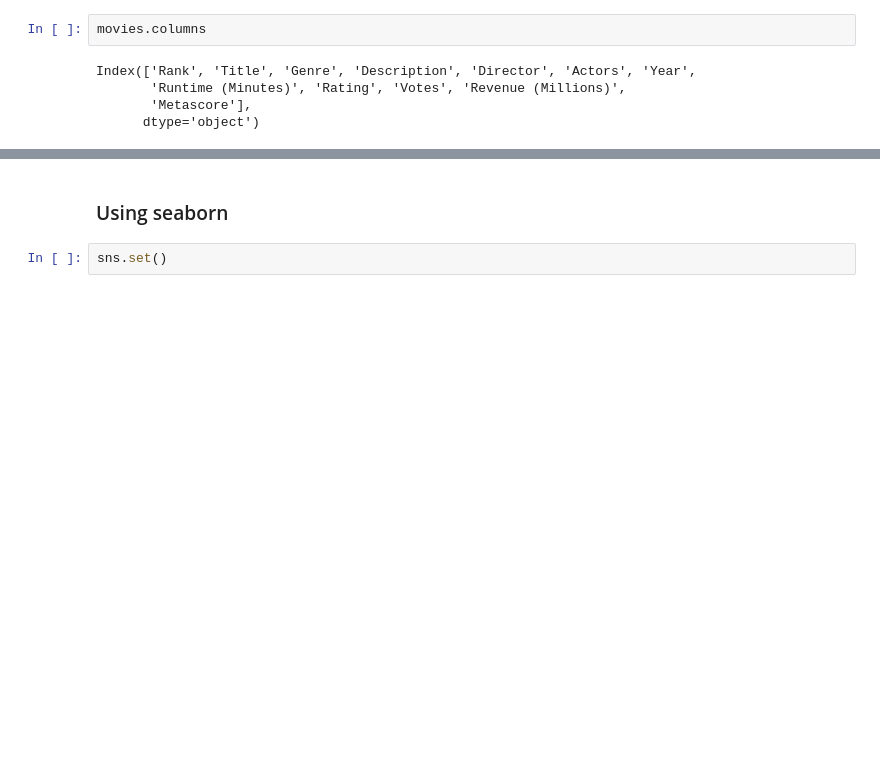
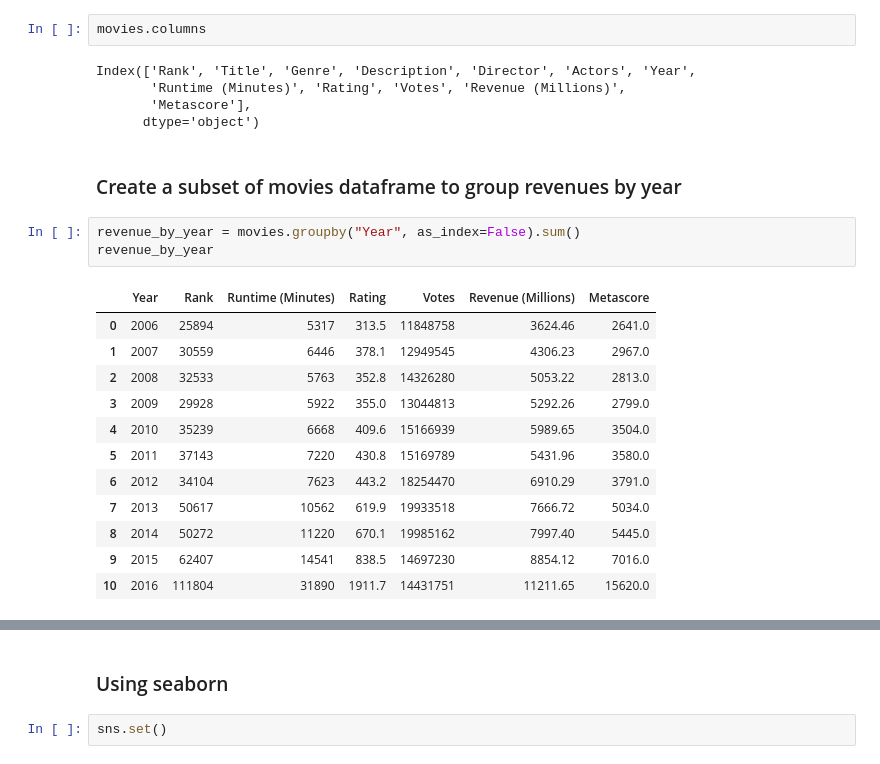
Before and after one commit to ilealm/data-visualization, a Jupyter notebook: data_visualization.ipynb, the cells around one changed output, grey strips where cells are left out. Cells and saved outputs as stored; diff of their text form; blank space fills up the shorter version.

Commit message:
Adding 2nd dataframe

```diff
--- a/data_visualization.ipynb
+++ b/data_visualization.ipynb
@@ -77,3 +77,21 @@ Index(['Rank', 'Title', 'Genre', 'Description', 'Director', 'Actors', 'Year',
        'Runtime (Minutes)', 'Rating', 'Votes', 'Revenue (Millions)',
        'Metascore'],
       dtype='object')
+# %% [markdown]
+### Create a subset of movies dataframe to group revenues by year
+# %%
+revenue_by_year = movies.groupby("Year", as_index=False).sum()
+revenue_by_year
+# %% [output]
+|  | Year | Rank | Runtime (Minutes) | Rating | Votes | Revenue (Millions) | Metascore |
+| 0 | 2006 | 25894 | 5317 | 313.5 | 11848758 | 3624.46 | 2641.0 |
+| 1 | 2007 | 30559 | 6446 | 378.1 | 12949545 | 4306.23 | 2967.0 |
+| 2 | 2008 | 32533 | 5763 | 352.8 | 14326280 | 5053.22 | 2813.0 |
+| 3 | 2009 | 29928 | 5922 | 355.0 | 13044813 | 5292.26 | 2799.0 |
+| 4 | 2010 | 35239 | 6668 | 409.6 | 15166939 | 5989.65 | 3504.0 |
+| 5 | 2011 | 37143 | 7220 | 430.8 | 15169789 | 5431.96 | 3580.0 |
+| 6 | 2012 | 34104 | 7623 | 443.2 | 18254470 | 6910.29 | 3791.0 |
+| 7 | 2013 | 50617 | 10562 | 619.9 | 19933518 | 7666.72 | 5034.0 |
+| 8 | 2014 | 50272 | 11220 | 670.1 | 19985162 | 7997.40 | 5445.0 |
+| 9 | 2015 | 62407 | 14541 | 838.5 | 14697230 | 8854.12 | 7016.0 |
+| 10 | 2016 | 111804 | 31890 | 1911.7 | 14431751 | 11211.65 | 15620.0 |
```
Also changed, not shown: parts of 20 cells of this notebook.
